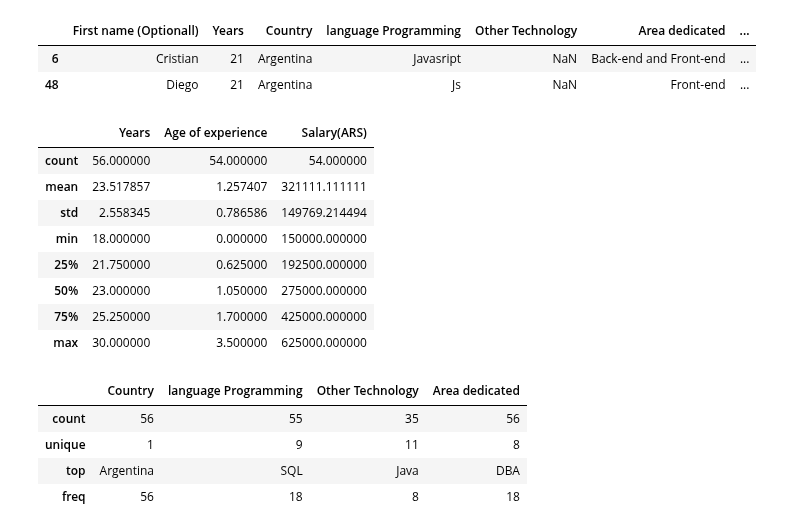
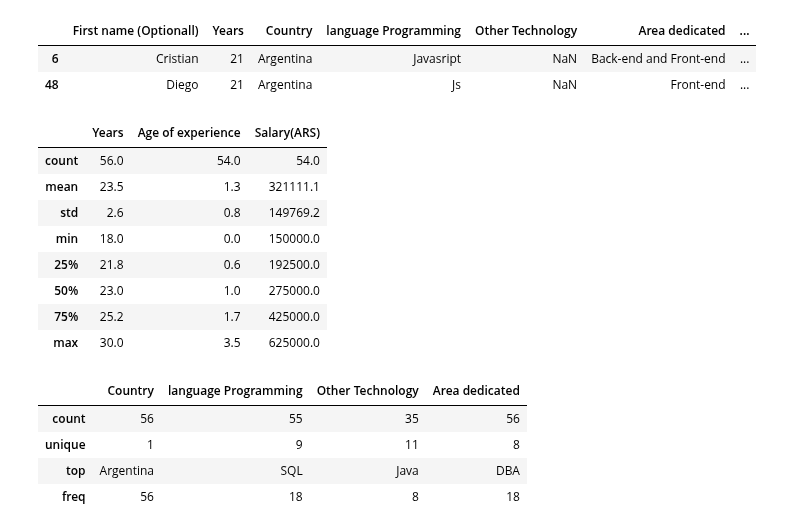
Before and after one commit to Jorge-Ruiz-Troccoli/Data-Science-I, a Jupyter notebook: Clase_008/Regresión_Lineal.ipynb, the cells around one changed output. Saved outputs shown, nothing was run; the diff lists cells and outputs as text; code cells hidden in the pictures.

```diff
--- a/Clase_008/Regresión_Lineal.ipynb
+++ b/Clase_008/Regresión_Lineal.ipynb
@@ -111,17 +135,17 @@ df["Other Technology"]= df["Other Technology"].astype("category")
 df["Area dedicated"]=df["Area dedicated"].astype("category")
 # %%
 #Analisis estadistico basico
-df.describe()
+df.describe().round(1)
 # %% [output]
 |  | Years | Age of experience | Salary(ARS) |
-| count | 56.000000 | 54.000000 | 54.000000 |
-| mean | 23.517857 | 1.257407 | 321111.111111 |
-| std | 2.558345 | 0.786586 | 149769.214494 |
-| min | 18.000000 | 0.000000 | 150000.000000 |
-| 25% | 21.750000 | 0.625000 | 192500.000000 |
-| 50% | 23.000000 | 1.050000 | 275000.000000 |
-| 75% | 25.250000 | 1.700000 | 425000.000000 |
-| max | 30.000000 | 3.500000 | 625000.000000 |
+| count | 56.0 | 54.0 | 54.0 |
+| mean | 23.5 | 1.3 | 321111.1 |
+| std | 2.6 | 0.8 | 149769.2 |
+| min | 18.0 | 0.0 | 150000.0 |
+| 25% | 21.8 | 0.6 | 192500.0 |
+| 50% | 23.0 | 1.0 | 275000.0 |
+| 75% | 25.2 | 1.7 | 425000.0 |
+| max | 30.0 | 3.5 | 625000.0 |
 # %%
 df.describe(include="category")
 # %% [output]
```
Also changed, not shown: parts of 20 cells of this notebook.
